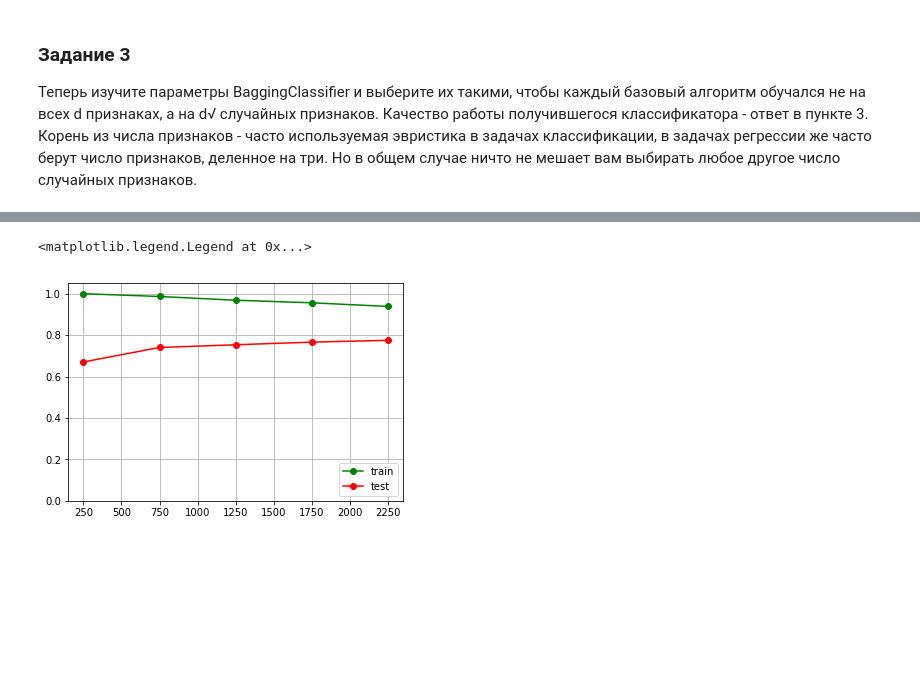
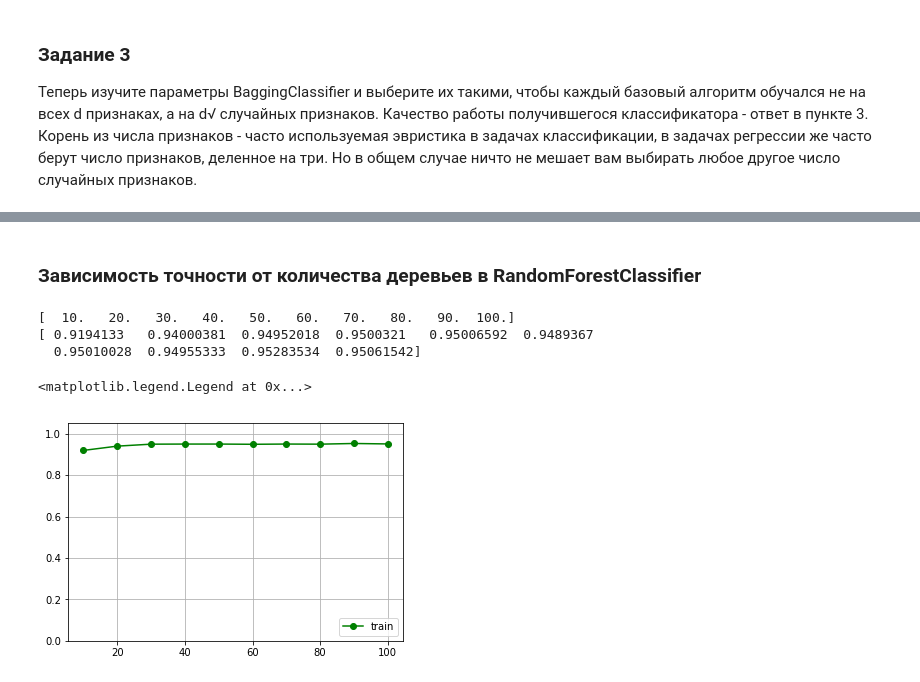
Before and after one commit to lamotik/MFTI_ML, a Jupyter notebook: supervised-learning/w4/pa1/bagging_and_random_forest.ipynb, the cells around one changed output, grey strips where cells are left out. Saved outputs shown, nothing was run; the diff lists cells and outputs as text; code cells hidden in the pictures; blank space fills up the shorter version.

```diff
--- a/supervised-learning/w4/pa1/bagging_and_random_forest.ipynb
+++ b/supervised-learning/w4/pa1/bagging_and_random_forest.ipynb
@@ -90,9 +128,23 @@ train_sizes, train_scores, test_scores = learning_curve.learning_curve(rf_classi
-# %%
-pylab.grid(True)
-pylab.plot(train_sizes, train_scores.mean(axis = 1), 'g-', marker='o', label='train')
-pylab.plot(train_sizes, test_scores.mean(axis = 1), 'r-', marker='o', label='test')
-pylab.ylim((0.0, 1.05))
-pylab.legend(loc='lower right')
-# %% [output]
-<matplotlib.legend.Legend at 0x...>
-[figure, removed]
+# %% [markdown]
+### Зависимость точности от количества деревьев в RandomForestClassifier
+# %%
+x_ = np.linspace(10, 100, num=10)
+y_ = np.zeros([len(x_), ], dtype=float)
+
+for k, v in enumerate(x_):
+    rfc = ensemble.RandomForestClassifier(n_estimators = int(v), random_state = 0)
+    y_[k] = cross_validation.cross_val_score(rfc, X, y, cv=10).mean()
+
+print(x_)
+print(y_)
+
+pylab.grid(True)
+pylab.plot(x_, y_, 'g-', marker='o', label='train')
+pylab.ylim((0.0, 1.05))
+pylab.legend(loc='lower right')
+# %% [output]
+[  10.   20.   30.   40.   50.   60.   70.   80.   90.  100.]
+[ 0.9194133   0.94000381  0.94952018  0.9500321   0.95006592  0.9489367
+  0.95010028  0.94955333  0.95283534  0.95061542]
+<matplotlib.legend.Legend at 0x...>
+[figure, added]
```
Also changed, not shown: parts of 24 cells of this notebook, 5 other files.
